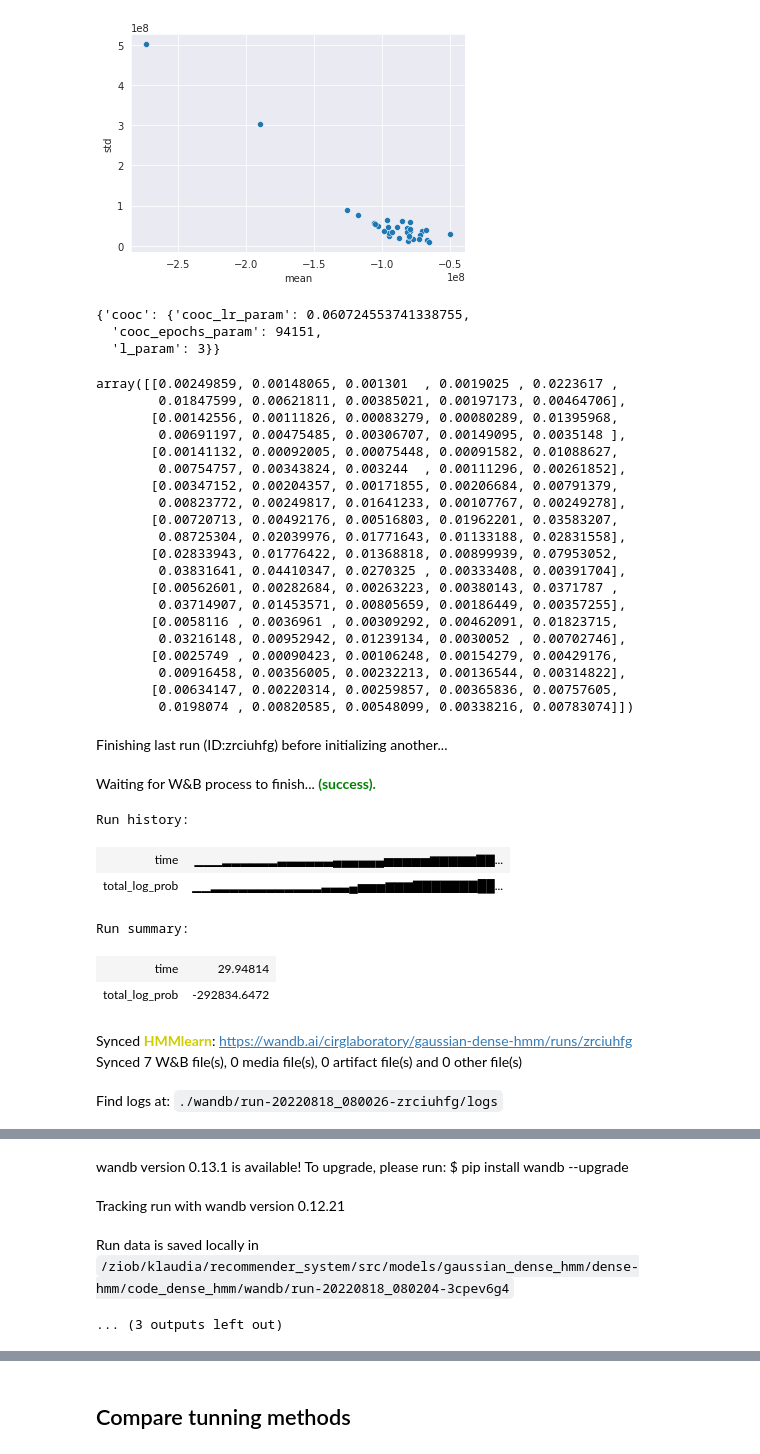
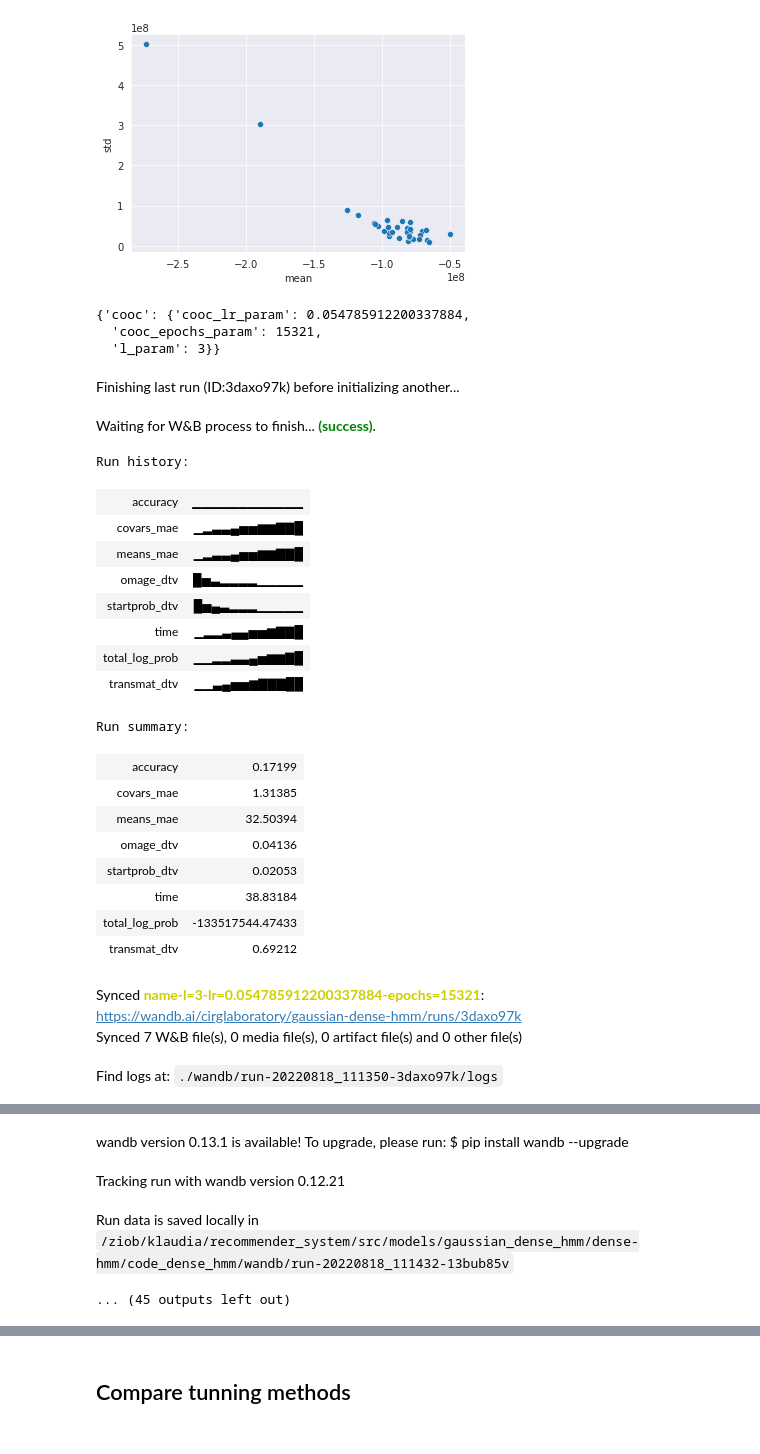
Before and after one commit to CIRGLaboratory/GausianDenseHMM, a Jupyter notebook: code_dense_hmm/eval_cooc.ipynb, the cells around one changed output, grey strips where cells are left out. Cells and saved outputs as stored; diff of their text form; code cells hidden in the pictures.

Commit message:
eval cooc debugging and testing

```diff
--- a/code_dense_hmm/eval_cooc.ipynb
+++ b/code_dense_hmm/eval_cooc.ipynb
@@ -75,13 +69,14 @@ sns.scatterplot(data=study_res, x="mean", y="std")
 [figure]
 # %%
 best_params = dict()
-best_params["cooc"] = study_res.sort_values("mean").iloc[-1, :2].to_dict()
+# best_params["cooc"] = study_res.sort_values("mean").iloc[-1, :2].to_dict()
+best_params["cooc"] = study_res.sort_values("std").iloc[1, :2].to_dict()
 best_params["cooc"]['cooc_epochs_param'] = int(best_params["cooc"]['cooc_epochs_param'])
 best_params["cooc"]['l_param'] = int(np.ceil(n / 3))
 best_params
 # %% [output]
-{'cooc': {'cooc_lr_param': 0.060724553741338755,
-  'cooc_epochs_param': 94151,
+{'cooc': {'cooc_lr_param': 0.054785912200337884,
+  'cooc_epochs_param': 15321,
   'l_param': 3}}
 # %%
 best_result = {}
@@ -108,29 +103,6 @@ def _lengths_iterator(seqs, lengths):
         right += lengths[i]
         yield seqs[left:right]
         left += lengths[i]
-# %%
-normal_cooc_prob(densehmm.means_.reshape(-1), densehmm.covars_.reshape(-1), nodes, A)[1:, 1:]
-# %% [output]
-array([[0.00249859, 0.00148065, 0.001301  , 0.0019025 , 0.0223617 ,
-        0.01847599, 0.00621811, 0.00385021, 0.00197173, 0.00464706],
-       [0.00142556, 0.00111826, 0.00083279, 0.00080289, 0.01395968,
-        0.00691197, 0.00475485, 0.00306707, 0.00149095, 0.0035148 ],
-       [0.00141132, 0.00092005, 0.00075448, 0.00091582, 0.01088627,
-        0.00754757, 0.00343824, 0.003244  , 0.00111296, 0.00261852],
-       [0.00347152, 0.00204357, 0.00171855, 0.00206684, 0.00791379,
-        0.00823772, 0.00249817, 0.01641233, 0.00107767, 0.00249278],
-       [0.00720713, 0.00492176, 0.00516803, 0.01962201, 0.03583207,
-        0.08725304, 0.02039976, 0.01771643, 0.01133188, 0.02831558],
-       [0.02833943, 0.01776422, 0.01368818, 0.00899939, 0.07953052,
-        0.03831641, 0.04410347, 0.0270325 , 0.00333408, 0.00391704],
-       [0.00562601, 0.00282684, 0.00263223, 0.00380143, 0.0371787 ,
-        0.03714907, 0.01453571, 0.00805659, 0.00186449, 0.00357255],
-       [0.0058116 , 0.0036961 , 0.00309292, 0.00462091, 0.01823715,
-        0.03216148, 0.00952942, 0.01239134, 0.0030052 , 0.00702746],
-       [0.0025749 , 0.00090423, 0.00106248, 0.00154279, 0.00429176,
-        0.00916458, 0.00356005, 0.00232213, 0.00136544, 0.00314822],
-       [0.00634147, 0.00220314, 0.00259857, 0.00365836, 0.00757605,
-        0.0198074 , 0.00820585, 0.00548099, 0.00338216, 0.00783074]])
 # %%
 ## Evaluate models
 
@@ -153,9 +125,10 @@ nodes_tmp = mu
 nodes = np.concatenate([np.array([-np.infty, Y_true.min()]),
                         (nodes_tmp[1:] + nodes_tmp[:-1]).reshape(-1) / 2,
                         np.array([Y_true.max(), np.infty])])
-Y_disc = (Y_true > nodes.reshape(1, -1)).sum(axis=-1).reshape(-1, 1)
+Y_disc = (Y_true > nodes[1:].reshape(1, -1)).sum(axis=-1).reshape(-1, 1)
 
-for _ in range(10):
+# for _ in range(10):
+for _ in range(2):
     hmm_monitor = HMMLoggingMonitor(tol=TOLERANCE, n_iter=0, verbose=True,
                                     wandb_log=True, wandb_params=wandb_params, true_vals=true_values,
                                     log_config={'metrics_after_convergence': True})
@@ -175,8 +148,8 @@ for _ in range(10):
             "dtv_startprob": dtv(hmm_model.startprob_, pi[perm]),
             "MAE_means": (abs(mu[perm] - hmm_model.means_[:, 0])).mean(),
             "MAE_sigma": (abs(sigma.reshape(-1)[perm] - hmm_model.covars_.reshape(-1))).mean(),
-            "dtv_omega": dtv(empirical_cooc_prob(Y_disc, n, lengths),
-                             normal_cooc_prob(hmm_model.means_.reshape(-1), hmm_model.covars_.reshape(-1), nodes, A))
+            "dtv_omega": dtv(empirical_cooc_prob(Y_disc, n+2, lengths),
+                             normal_cooc_prob(hmm_model.means_.reshape(-1), hmm_model.covars_.reshape(-1), nodes[1:], A))
         }
     )
 
@@ -194,7 +167,8 @@ for name in tqdm.tqdm(["cooc", "dense", "dense_em"],  desc="Model building"):
                                        epochs=params['cooc_epochs_param']), scheduler=True,
                                   simple_model=simple_model)
 
-    for _ in tqdm.tqdm(range(10), desc=f"Training {name}"):
+    # for _ in tqdm.tqdm(range(10), desc=f"Training {name}"):
+    for _ in tqdm.tqdm(range(2), desc=f"Training {name}"):
         hmm_monitor = monitor(tol=TOLERANCE, n_iter=0, verbose=True,
                               wandb_log=True, wandb_params=wandb_params, true_vals=true_values,
                               log_config={'metrics_after_convergence': True})
@@ -205,41 +179,53 @@ for name in tqdm.tqdm(["cooc", "dense", "dense_em"],  desc="Model building"):
                                           'loss_type': 'square',
                                           'scheduler': em_scheduler},
                          covariance_type='diag', logging_monitor=hmm_monitor, nodes=nodes,
                          init_params="", params="stmc", early_stopping=False, opt_schemes={"cooc"},
                          discrete_observables=m)
         if alg == "cooc":
             densehmm.fit_coocs(Y_true, lengths)
         else:
             densehmm.fit(Y_true, lengths)
 
         preds = densehmm.predict(Y_true, lengths)
         perm = find_permutation(preds, X_true)
 
         best_result[name].append(
             {
                 "time": time.perf_counter() - hmm_monitor._init_time,
                 "logprob": densehmm.score(Y_true, lengths),
                 "acc": (X_true == np.array([perm[i] for i in preds])).mean(),
                 "dtv_transmat": dtv(densehmm.transmat_, A[perm, :][:, perm]),
                 "dtv_startprob": dtv(densehmm.startprob_, pi[perm]),
                 "MAE_means": (abs(mu[perm] - densehmm.means_[:, 0])).mean(),
                 "MAE_sigma": (abs(sigma.reshape(-1)[perm] - densehmm.covars_.reshape(-1))).mean(),
-                "dtv_omega": dtv(empirical_cooc_prob(Y_disc, n, lengths),
-                                  normal_cooc_prob(densehmm.means_.reshape(-1), densehmm.covars_.reshape(-1), nodes, A))
+                "dtv_omega": dtv(empirical_cooc_prob(Y_disc, n+2, lengths),
+                                  normal_cooc_prob(densehmm.means_.reshape(-1), densehmm.covars_.reshape(-1), nodes[1:], A))
             }
         )
 
 with open(f"{RESULT_DIR}/best_result_s{s}_T{T}_n{n}_simple_model{simple_model}_l{l_fixed}.json", "w") as f:
     json.dump(best_result, f, indent=4)
 # %% [output]
-Finishing last run (ID:zrciuhfg) before initializing another...
+Finishing last run (ID:3daxo97k) before initializing another...
 Waiting for W&B process to finish... (success).
 Run history:
-| time | ▁▁▁▂▂▂▂▂▂▃▃▃▃▃▃▄▄▄▄▄▄▅▅▅▅▅▆▆▆▆▆▇▇... |
-| total_log_prob | ▁▁▂▂▂▂▂▂▂▂▂▂▂▂▃▃▃▄▅▅▅▆▆▆▇▇▇▇▇▇▇██... |
+| accuracy | ▁▁▁▁▁▁▁▁▁▁▁▁ |
+| covars_mae | ▁▂▃▃▄▅▅▆▆▇▇█ |
+| means_mae | ▁▂▃▃▄▅▅▆▆▇▇█ |
+| omage_dtv | █▅▃▂▂▂▂▁▁▁▁▁ |
+| startprob_dtv | █▅▄▃▂▂▂▁▁▁▁▁ |
+| time | ▁▂▂▃▄▄▅▅▆▇▇█ |
+| total_log_prob | ▁▁▂▂▃▃▄▅▆▆▇█ |
+| transmat_dtv | ▁▁▃▄▅▅▆▇▇▇██ |
 Run summary:
-| time | 29.94814 |
-| total_log_prob | -292834.6472 |
+| accuracy | 0.17199 |
+| covars_mae | 1.31385 |
+| means_mae | 32.50394 |
+| omage_dtv | 0.04136 |
+| startprob_dtv | 0.02053 |
+| time | 38.83184 |
+| total_log_prob | -133517544.47433 |
+| transmat_dtv | 0.69212 |
-Synced HMMlearn: https://wandb.ai/cirglaboratory/gaussian-dense-hmm/runs/zrciuhfg
+Synced name-l=3-lr=0.054785912200337884-epochs=15321: https://wandb.ai/cirglaboratory/gaussian-dense-hmm/runs/3daxo97k
 Synced 7 W&B file(s), 0 media file(s), 0 artifact file(s) and 0 other file(s)
-Find logs at: ./wandb/run-20220818_080026-zrciuhfg/logs
+Find logs at: ./wandb/run-20220818_111350-3daxo97k/logs
@@ -247,7 +233,7 @@ Successfully finished last run (ID:zrciuhfg). Initializing new run:
 wandb version 0.13.1 is available! To upgrade, please run: $ pip install wandb --upgrade
 Tracking run with wandb version 0.12.21
-Run data is saved locally in /ziob/klaudia/recommender_system/src/models/gaussian_dense_hmm/dense-hmm/code_dense_hmm/wandb/run-20220818_080204-3cpev6g4
+Run data is saved locally in /ziob/klaudia/recommender_system/src/models/gaussian_dense_hmm/dense-hmm/code_dense_hmm/wandb/run-20220818_111432-13bub85v
-... (3 outputs left out)
+... (45 outputs left out)
 # %%
 # Provide data
 all_files = os.listdir(RESULT_DIR)
```
Also changed, not shown: parts of 3 cells of this notebook, 3 other files.
